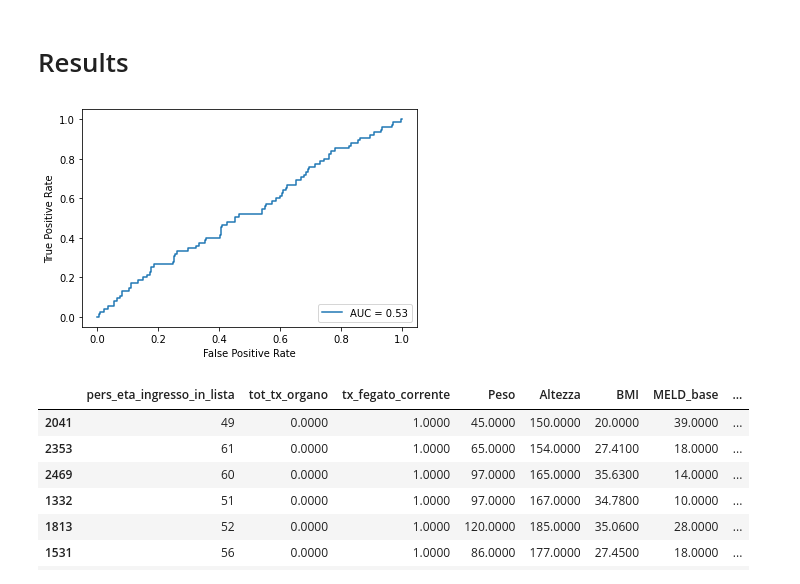
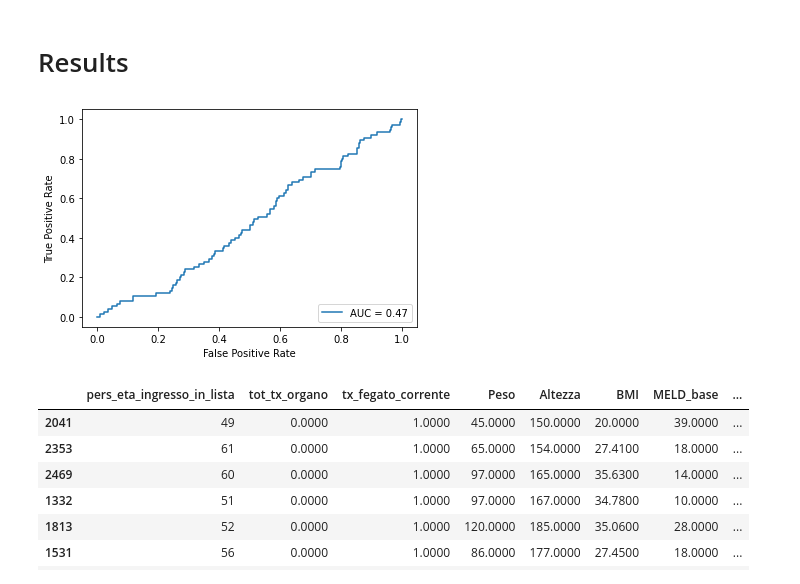
Before and after one commit to LIA-UniBo/Liver_transplant, a Jupyter notebook: Survival_Before_Transplant.ipynb, the cells around one changed output. Cells and saved outputs as stored; diff of their text form; code cells hidden in the pictures.

```diff
--- a/Survival_Before_Transplant.ipynb
+++ b/Survival_Before_Transplant.ipynb
@@ -330,15 +330,15 @@ from sklearn.metrics import precision_recall_fscore_support, RocCurveDisplay, au
 # %%
 logits = model.predict(X_test).ravel()
 p = 1 - expit(logits)
 #y_pred = nbinom.rvs(1, p, size=len(p), random_state=42)
-y_pred = 1 - nbinom.cdf(TIME_HORIZON, 1, p)
+y_pred = nbinom.cdf(TIME_HORIZON, 1, p)
 #y_pred = np.where(y_pred <= 60, 1, 0)
 
 fpr, tpr, thresholds = metrics.roc_curve(y_test['censored'], y_pred, pos_label=1)
 
 roc_display = RocCurveDisplay(fpr=fpr, tpr=tpr, roc_auc=auc(fpr, tpr)).plot()
 # %% [output]
-[figure, old version]
+[figure, new version]
 # %%
 X_test.head(10)
 # %% [output]
```
Also changed, not shown: parts of 6 cells of this notebook.
